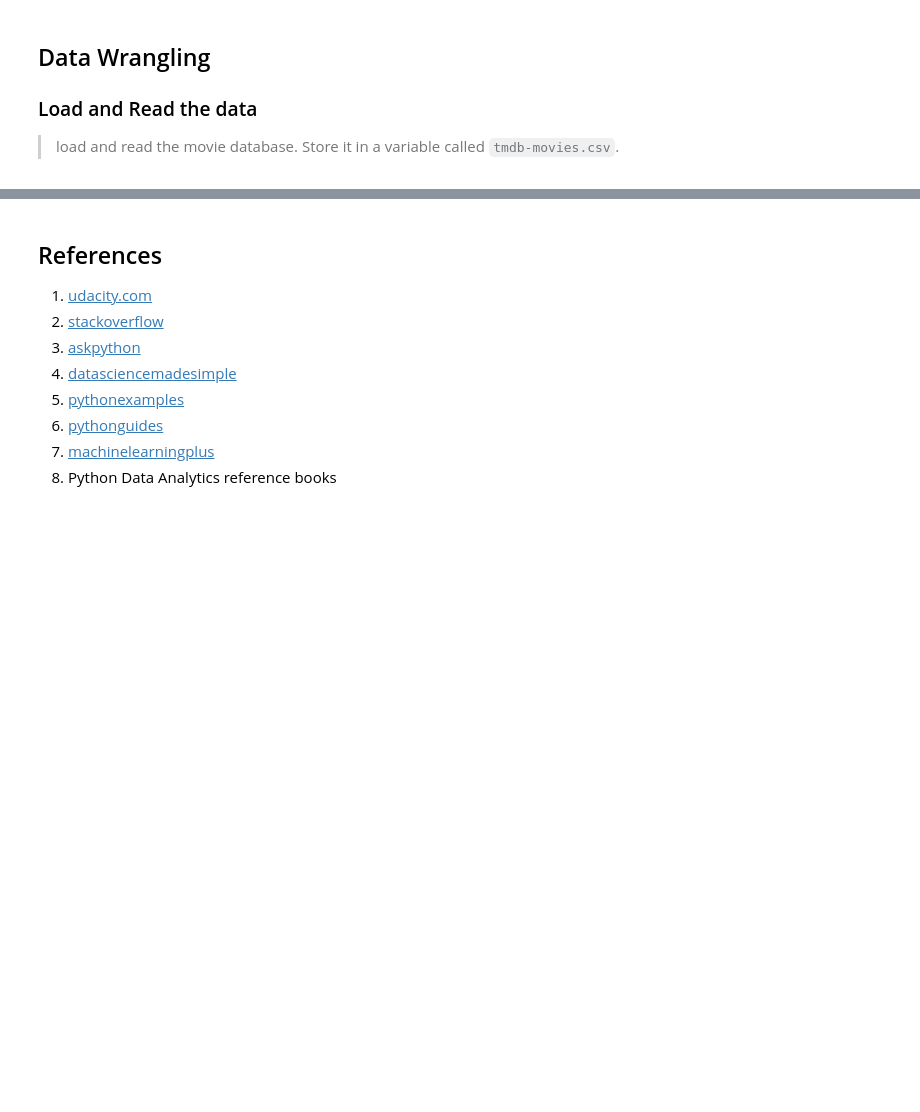
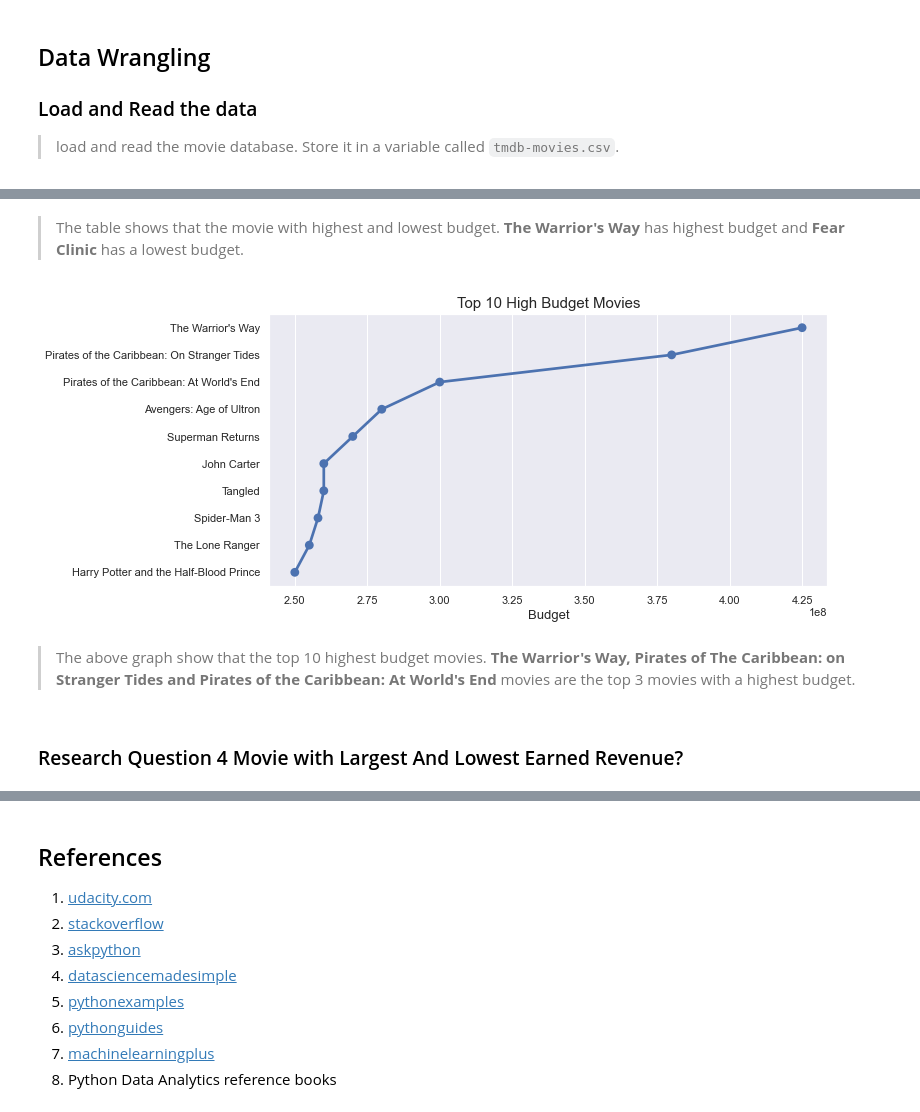
Before and after one commit to NigussieH/MovieDataAnalysis, a Jupyter notebook: MovieDataAnalysis.ipynb, the cells around one changed output, grey strips where cells are left out. Drawn from its saved outputs; the diff is of its cells as text; code cells hidden in the pictures; blank space fills up the shorter version.

```diff
--- a/MovieDataAnalysis.ipynb
+++ b/MovieDataAnalysis.ipynb
@@ -708,0 +306,7 @@ Name: director, dtype: int64
+# %%
+#find the movie with highest and lowest budget.
+#use 'find_minmax' function which i made earlier.
+#make sure that movie with budget zero didn't affect the result.
+#so change the zero into NAN in budget column.
+movie['budget'] = movie['budget'].replace(0,np.NAN)
+find_minmax('budget')
@@ -708,0 +333,25 @@ Name: director, dtype: int64
+# %% [markdown]
+>The table shows that the movie with highest and lowest budget. **The Warrior's Way** has highest budget and **Fear Clinic** has a lowest budget.
+# %%
+#make a plot which contain top 10 highest budget movies.
+#sort the 'budget' column in decending order and store it in the new dataframe.
+info = pd.DataFrame(movie['budget'].sort_values(ascending = False))
+info['original_title'] = movie['original_title']
+data = list(map(str,(info['original_title'])))
+
+#extract the top 10 budget movies data from the list and dataframe.
+x = list(data[:10])
+y = list(info['budget'][:10])
+
+#plot the figure and setup the title and labels.
+ax = sns.pointplot(x=y,y=x)
+sns.set(rc={'figure.figsize':(10,5)})
+ax.set_title("Top 10 High Budget Movies",fontsize = 15)
+ax.set_xlabel("Budget",fontsize = 13)
+sns.set_style("darkgrid")
+# %% [output]
+[figure, added]
+# %% [markdown]
+>The above graph show that the top 10 highest budget movies. **The Warrior's Way, Pirates of The Caribbean: on Stranger Tides and Pirates of the Caribbean: At World's End** movies  are the top 3 movies with a highest budget.
+# %% [markdown]
+### Research Question 4 Movie with Largest And Lowest Earned Revenue?
```
Also changed, not shown: parts of 171 cells of this notebook, 1 other file.
